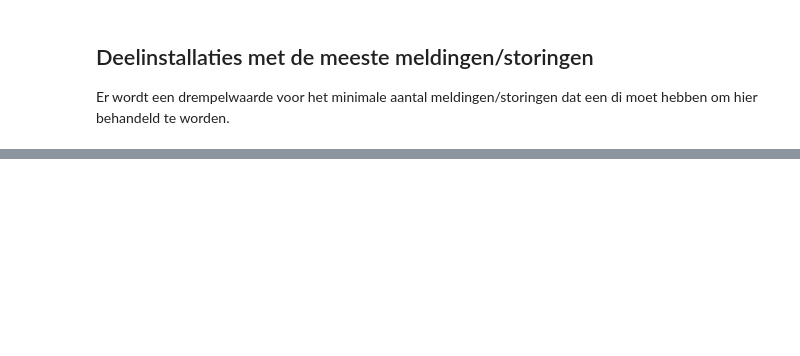
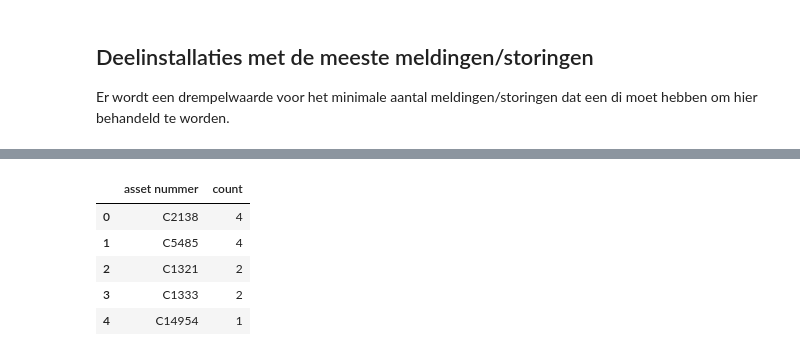
Before and after one commit to nilanbais/storingsanalyse-generator, a Jupyter notebook: src/rapport generator/storingsanalyse-builder v0.1.ipynb, the cells around one changed output, grey strips where cells are left out. Drawn from its saved outputs; the diff is of its cells as text; code cells hidden in the pictures; blank space fills up the shorter version.

```diff
--- a/src/rapport generator/storingsanalyse-builder v0.1.ipynb
+++ b/src/rapport generator/storingsanalyse-builder v0.1.ipynb
@@ -624,0 +753,12 @@ Can't find sub_system '46A-08' in the metadata. It seems like this sub-system ha
+# %%
+meldingen_per_asset = sf_data['asset nummer'].value_counts()
+meldingen_per_asset = meldingen_per_asset.reset_index()
+meldingen_per_asset.rename(columns={"asset nummer": "count", "index": "asset nummer"}, inplace=True)
+meldingen_per_asset.head()
+# %% [output]
+|  | asset nummer | count |
+| 0 | C2138 | 4 |
+| 1 | C5485 | 4 |
+| 2 | C1321 | 2 |
+| 3 | C1333 | 2 |
+| 4 | C14954 | 1 |
```
Also changed, not shown: parts of 39 cells of this notebook, 10 other files.
